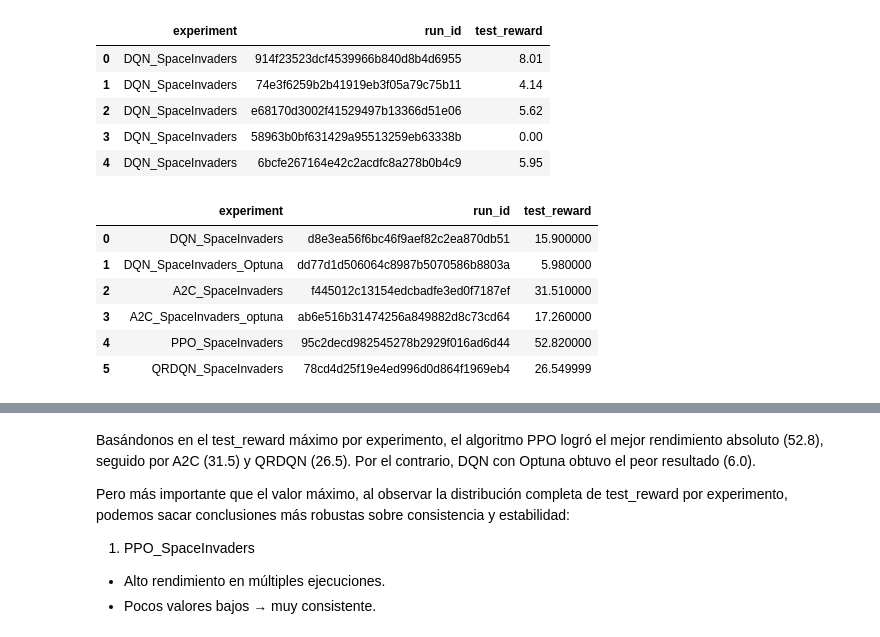
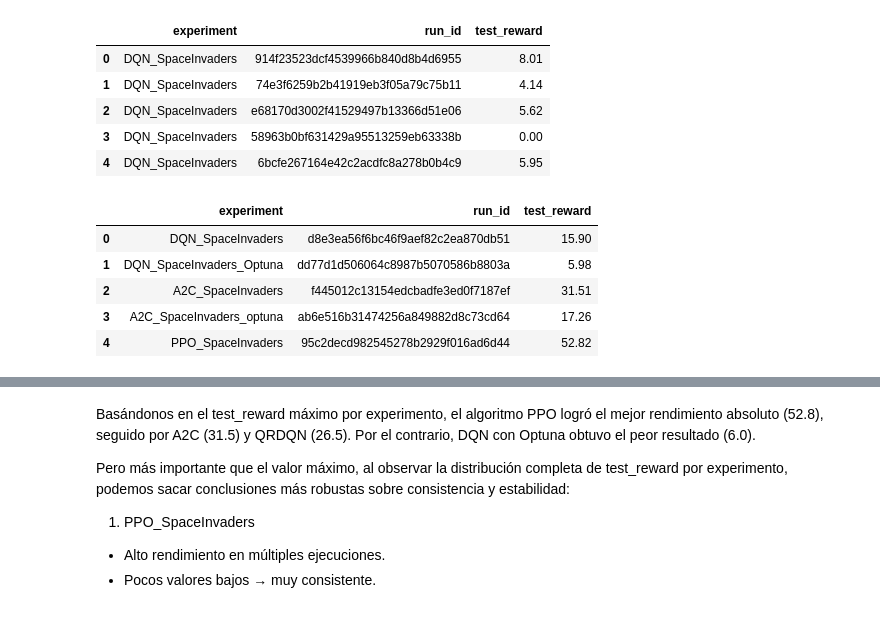
Before and after one commit to Astolfo2332/space_inv_agent, a Jupyter notebook: mlflow_graphics.ipynb, the cells around one changed output, grey strips where cells are left out. Drawn from its saved outputs; the diff is of its cells as text; code cells hidden in the pictures.

```diff
--- a/mlflow_graphics.ipynb
+++ b/mlflow_graphics.ipynb
@@ -74,51 +72,33 @@ df.head()
 | 3 | DQN_SpaceInvaders | 58963b0bf631429a95513259eb63338b | 0.00 |
 | 4 | DQN_SpaceInvaders | 6bcfe267164e42c2acdfc8a278b0b4c9 | 5.95 |
 # %%
-import mlflow
-from mlflow.tracking import MlflowClient
-import pandas as pd
-import matplotlib.pyplot as plt
-
-mlflow.set_tracking_uri("http://localhost:5000")
-client = MlflowClient()
-
-experimentos = [
-    "DQN_SpaceInvaders",
-    "DQN_SpaceInvaders_Optuna",
-    "A2C_SpaceInvaders",
-    "A2C_SpaceInvaders_optuna",
-    "PPO_SpaceInvaders",
-    "QRDQN_SpaceInvaders"
-]
-
 mejores_runs = []
 
 for nombre in experimentos:
     exp = client.get_experiment_by_name(nombre)
     if exp is not None:
         runs = client.search_runs(exp.experiment_id)
         # Filtrar solo los que tienen test_reward
         runs_con_reward = [run for run in runs if "test_reward" in run.data.metrics]
         if not runs_con_reward:
             continue
         # Ordenar por test_reward descendente
         mejor_run = max(runs_con_reward, key=lambda r: r.data.metrics["test_reward"])
         mejores_runs.append({
             "experiment": nombre,
             "run_id": mejor_run.info.run_id,
             "test_reward": mejor_run.data.metrics["test_reward"]
         })
 
 # DataFrame con los mejores runs
 df_best = pd.DataFrame(mejores_runs)
 df_best["test_reward"] = df_best["test_reward"].astype(float)
 df_best
 # %% [output]
 |  | experiment | run_id | test_reward |
-| 0 | DQN_SpaceInvaders | d8e3ea56f6bc46f9aef82c2ea870db51 | 15.900000 |
-| 1 | DQN_SpaceInvaders_Optuna | dd77d1d506064c8987b5070586b8803a | 5.980000 |
-| 2 | A2C_SpaceInvaders | f445012c13154edcbadfe3ed0f7187ef | 31.510000 |
-| 3 | A2C_SpaceInvaders_optuna | ab6e516b31474256a849882d8c73cd64 | 17.260000 |
-| 4 | PPO_SpaceInvaders | 95c2decd982545278b2929f016ad6d44 | 52.820000 |
-| 5 | QRDQN_SpaceInvaders | 78cd4d25f19e4ed996d0d864f1969eb4 | 26.549999 |
+| 0 | DQN_SpaceInvaders | d8e3ea56f6bc46f9aef82c2ea870db51 | 15.90 |
+| 1 | DQN_SpaceInvaders_Optuna | dd77d1d506064c8987b5070586b8803a | 5.98 |
+| 2 | A2C_SpaceInvaders | f445012c13154edcbadfe3ed0f7187ef | 31.51 |
+| 3 | A2C_SpaceInvaders_optuna | ab6e516b31474256a849882d8c73cd64 | 17.26 |
+| 4 | PPO_SpaceInvaders | 95c2decd982545278b2929f016ad6d44 | 52.82 |
 # %%
```
Also changed, not shown: parts of 10 cells of this notebook.
